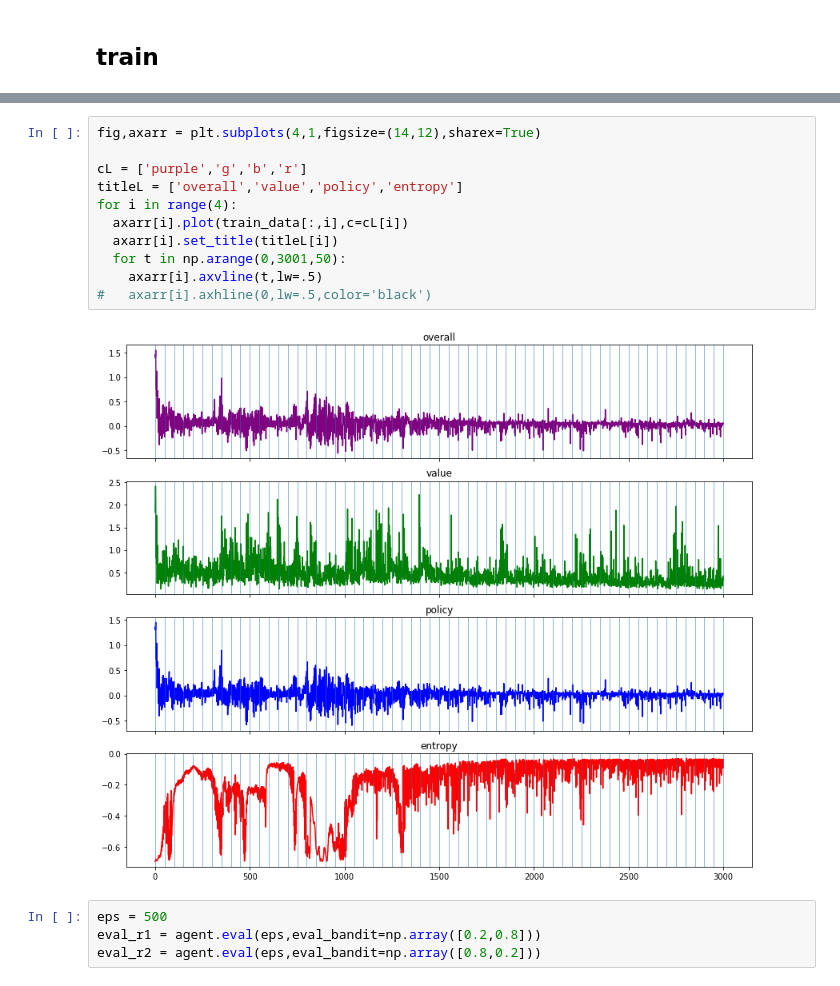
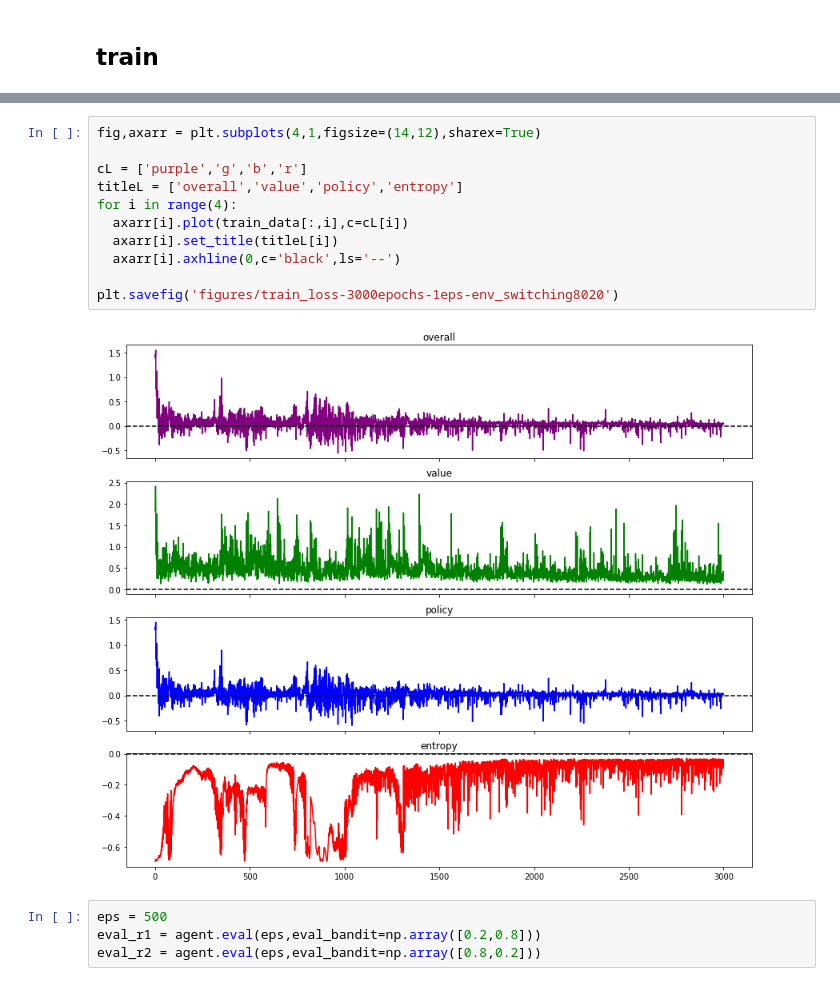
Before and after one commit to andrebeu/mrl, a Jupyter notebook: mrl.ipynb, the cells around one changed output, grey strips where cells are left out. Cells and saved outputs as stored; diff of their text form.

```diff
--- a/mrl.ipynb
+++ b/mrl.ipynb
@@ -38,16 +38,16 @@ train_data = agent.train_curr(3000,eps=1)
 # %%
 fig,axarr = plt.subplots(4,1,figsize=(14,12),sharex=True)
 
 cL = ['purple','g','b','r']
 titleL = ['overall','value','policy','entropy']
 for i in range(4):
   axarr[i].plot(train_data[:,i],c=cL[i])
   axarr[i].set_title(titleL[i])
-  for t in np.arange(0,3001,50):
-    axarr[i].axvline(t,lw=.5)
-#   axarr[i].axhline(0,lw=.5,color='black')
+  axarr[i].axhline(0,c='black',ls='--')
+
+plt.savefig('figures/train_loss-3000epochs-1eps-env_switching8020')
 # %% [output]
-[figure, old version]
+[figure, new version]
 # %%
 eps = 500
 eval_r1 = agent.eval(eps,eval_bandit=np.array([0.2,0.8]))
```
Also changed, not shown: parts of 1 cell of this notebook, 19 other files.
